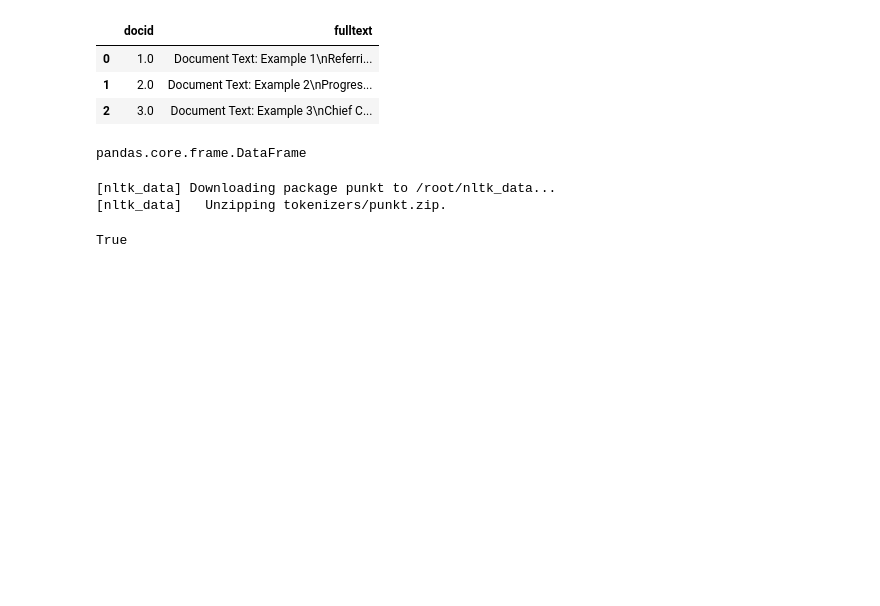
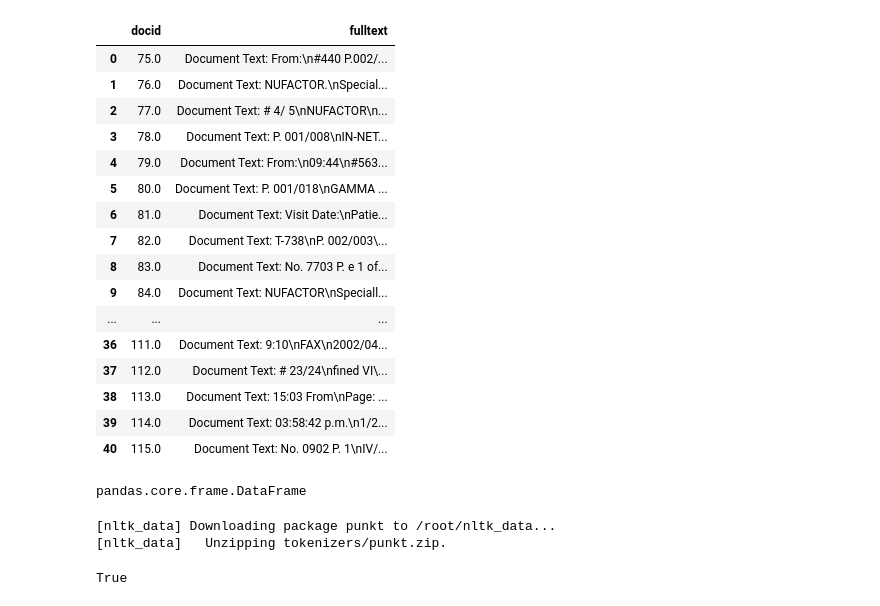
Before and after one commit to kerryqliu/stats170, a Jupyter notebook: to_sentence.ipynb, the cells around one changed output. Cells and saved outputs as stored; diff of their text form; code cells hidden in the pictures; blank space fills up the shorter version.

```diff
--- a/to_sentence.ipynb
+++ b/to_sentence.ipynb
@@ -2,19 +2,32 @@
 <a href="https://colab.research.google.com/github/kerryqliu/stats170/blob/irene/to_sentence.ipynb" target="_parent"><img src="https://colab.research.google.com/assets/colab-badge.svg" alt="Open In Colab"/></a>
 # %%
 from sqlalchemy import create_engine
-engine = create_engine('postgresql+psycopg2://postgres:postgres@stats170.c56hn1tg3mkg.us-east-1.rds.amazonaws.com:5432')
+engine = create_engine('postgresql+psycopg2://postgres:Stats170AB@stats170.c56hn1tg3mkg.us-east-1.rds.amazonaws.com:5432')
 # %%
 import pandas as pd
 import numpy as np
 # %%
-getDocs = "SELECT * from fullDocuments"
+getDocs = "SELECT * from fullDocuments where docid > 74"
 full_doc = pd.read_sql_query(getDocs, con=engine)
 full_doc
 # %% [output]
 |  | docid | fulltext |
-| 0 | 1.0 | Document Text: Example 1\nReferri... |
-| 1 | 2.0 | Document Text: Example 2\nProgres... |
-| 2 | 3.0 | Document Text: Example 3\nChief C... |
+| 0 | 75.0 | Document Text: From:\n#440 P.002/... |
+| 1 | 76.0 | Document Text: NUFACTOR.\nSpecial... |
+| 2 | 77.0 | Document Text: # 4/ 5\nNUFACTOR\n... |
+| 3 | 78.0 | Document Text: P. 001/008\nIN-NET... |
+| 4 | 79.0 | Document Text: From:\n09:44\n#563... |
+| 5 | 80.0 | Document Text: P. 001/018\nGAMMA ... |
+| 6 | 81.0 | Document Text: Visit Date:\nPatie... |
+| 7 | 82.0 | Document Text: T-738\nP. 002/003\... |
+| 8 | 83.0 | Document Text: No. 7703 P. e 1 of... |
+| 9 | 84.0 | Document Text: NUFACTOR\nSpeciall... |
+| ... | ... | ... |
+| 36 | 111.0 | Document Text: 9:10\nFAX\n2002/04... |
+| 37 | 112.0 | Document Text: # 23/24\nfined VI\... |
+| 38 | 113.0 | Document Text: 15:03 From\nPage: ... |
+| 39 | 114.0 | Document Text: 03:58:42 p.m.\n1/2... |
+| 40 | 115.0 | Document Text: No. 0902 P. 1\nIV/... |
 # %%
 type(full_doc)
 # %% [output]
```
Also changed, not shown: parts of 2 cells of this notebook.
